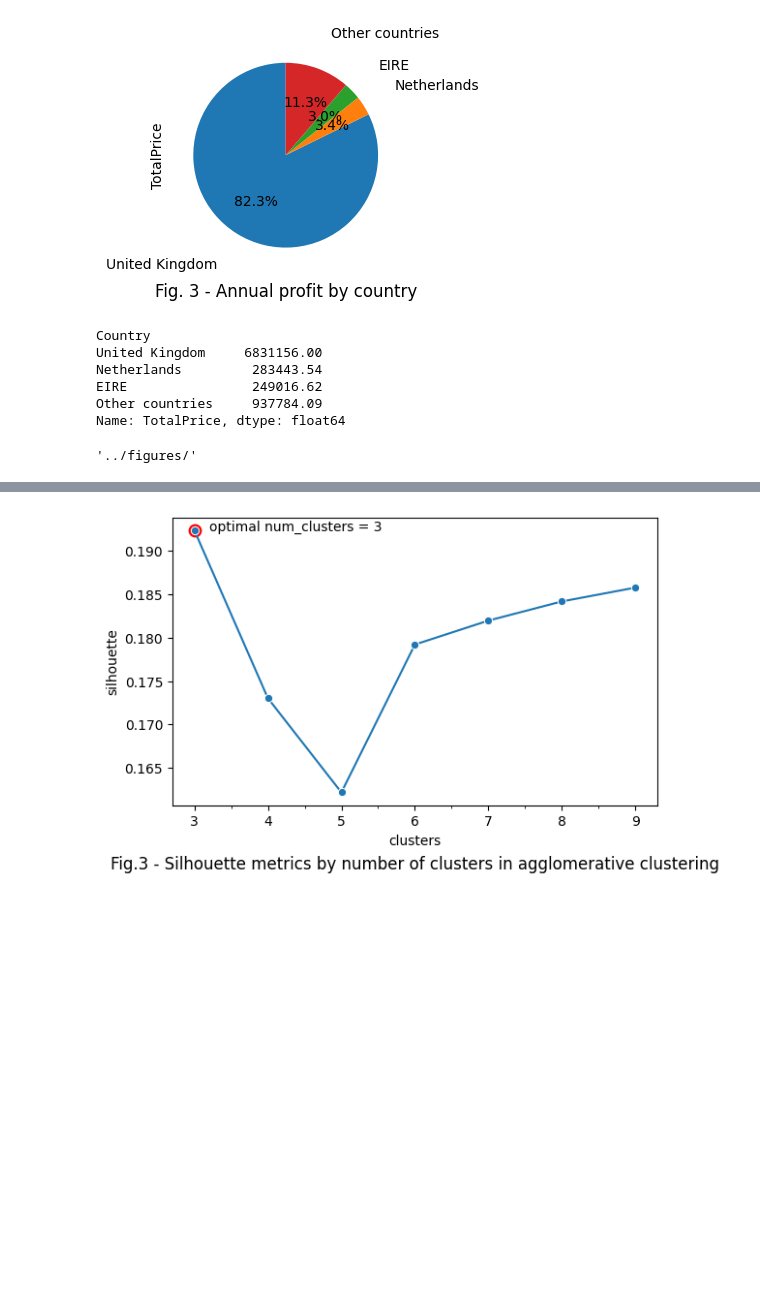
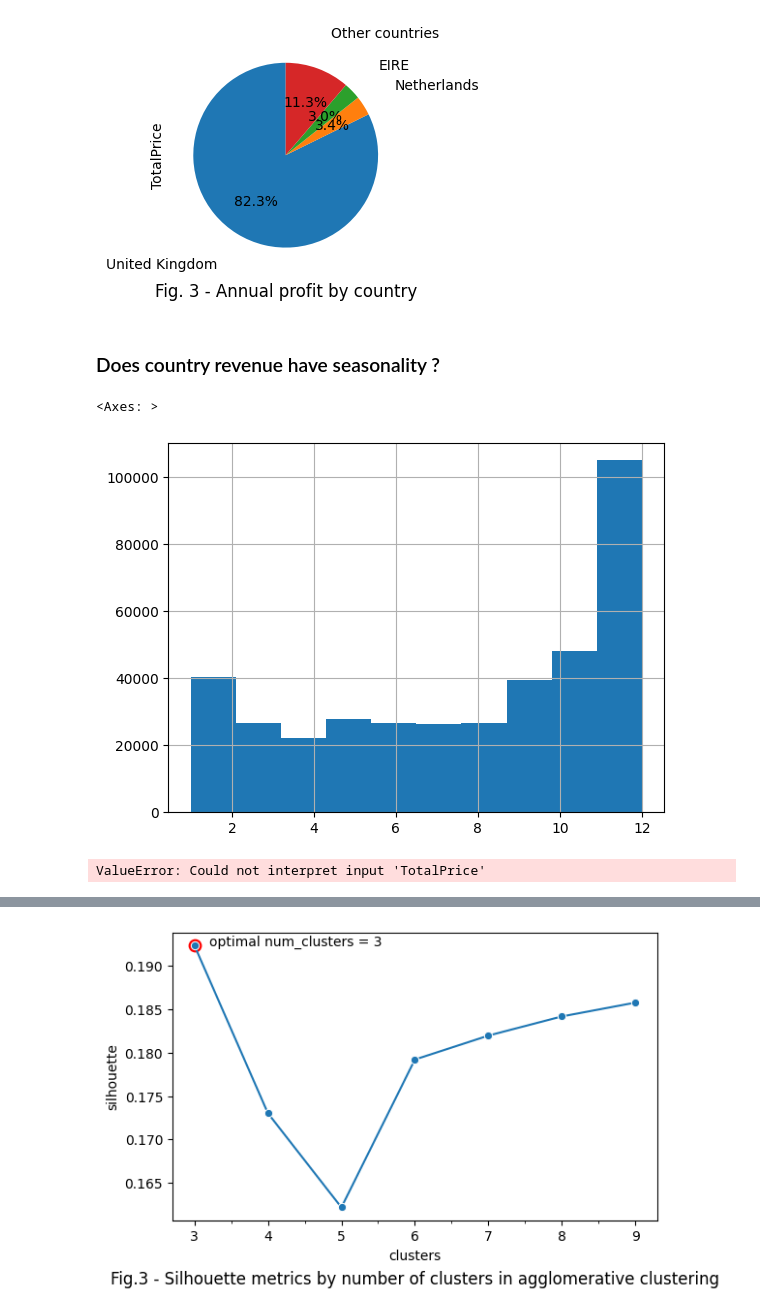
Before and after one commit to Alex1iv/web_shop_customers_segmentation, a Jupyter notebook: notebooks/webshop_segmentation.ipynb, the cells around one changed output, grey strips where cells are left out. Saved outputs shown, nothing was run; the diff lists cells and outputs as text; code cells hidden in the pictures; blank space fills up the shorter version.

```diff
--- a/notebooks/webshop_segmentation.ipynb
+++ b/notebooks/webshop_segmentation.ipynb
@@ -348,19 +334,6 @@ plt.title(f'Fig. {plot_counter} - Annual profit by country', fontsize=12, y=-0.1
 #fig.legend(loc='upper right', title='Active client status')
 # %% [output]
 [figure]
-# %%
-temp
-# %% [output]
-Country
-United Kingdom     6831156.00
-Netherlands         283443.54
-EIRE                249016.62
-Other countries     937784.09
-Name: TotalPrice, dtype: float64
-# %%
-path_figures
-# %% [output]
-'../figures/'
 # %%
 import plotly.express as px
 plot_counter = 3
@@ -385,3 +357,17 @@ fig.update_layout(
 fig.show()
 
 fig.write_image(path_figures + f'fig_{plot_counter}.png')
+# %% [markdown]
+### Does country revenue have seasonality ?
+# %%
+data['month'] = pd.to_datetime(data['InvoiceDate']).dt.month
+
+data['month'].hist()
+# %% [output]
+<Axes: >
+[figure, added]
+# %%
+temp = data[data['month']==1].groupby(by='Country')['TotalPrice'].sum().sort_values(ascending=False)
+sns.barplot(temp, y='TotalPrice',)
+# %% [output]
+ValueError: Could not interpret input 'TotalPrice'
```
Also changed, not shown: parts of 10 cells of this notebook.
